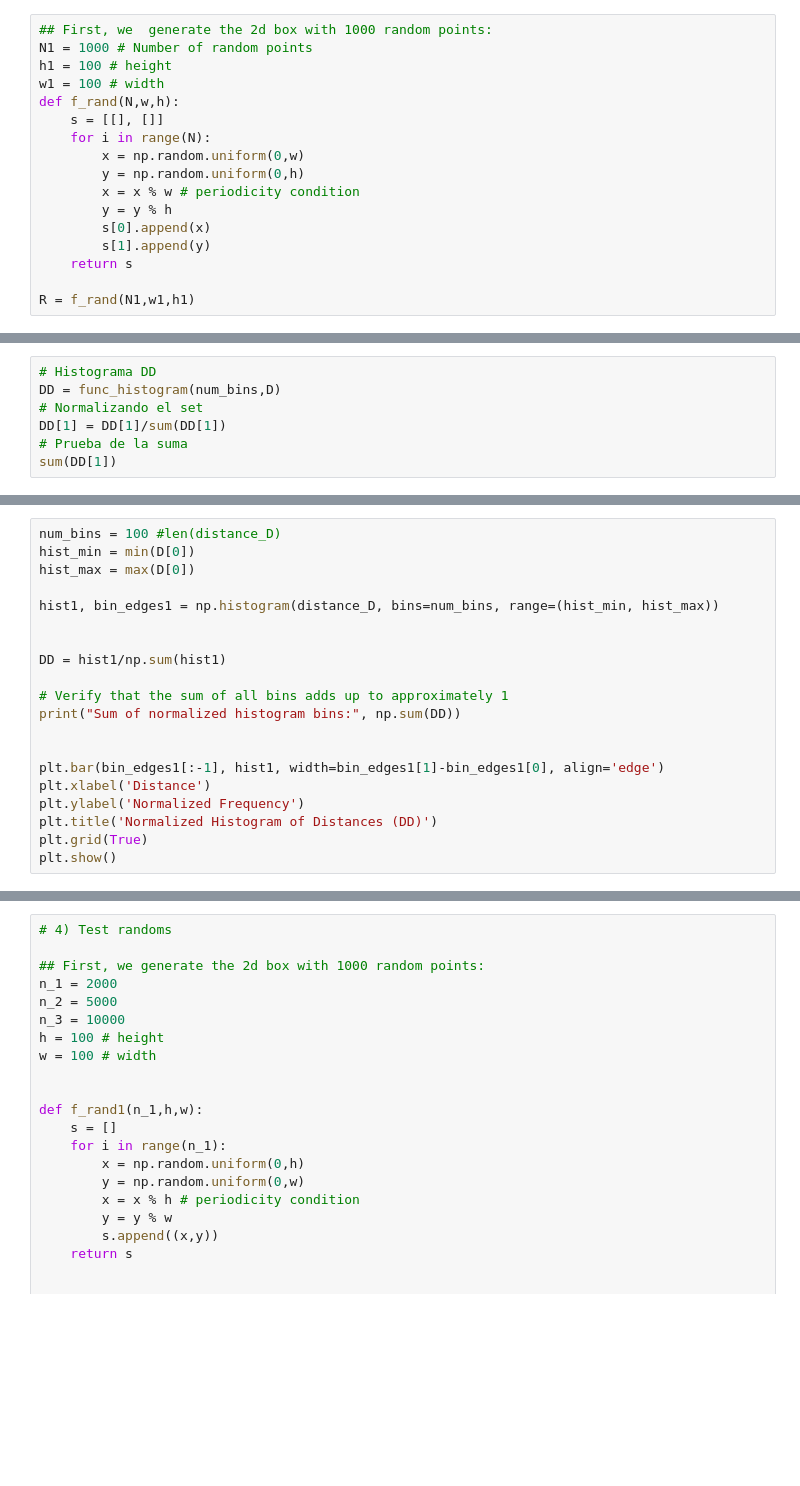
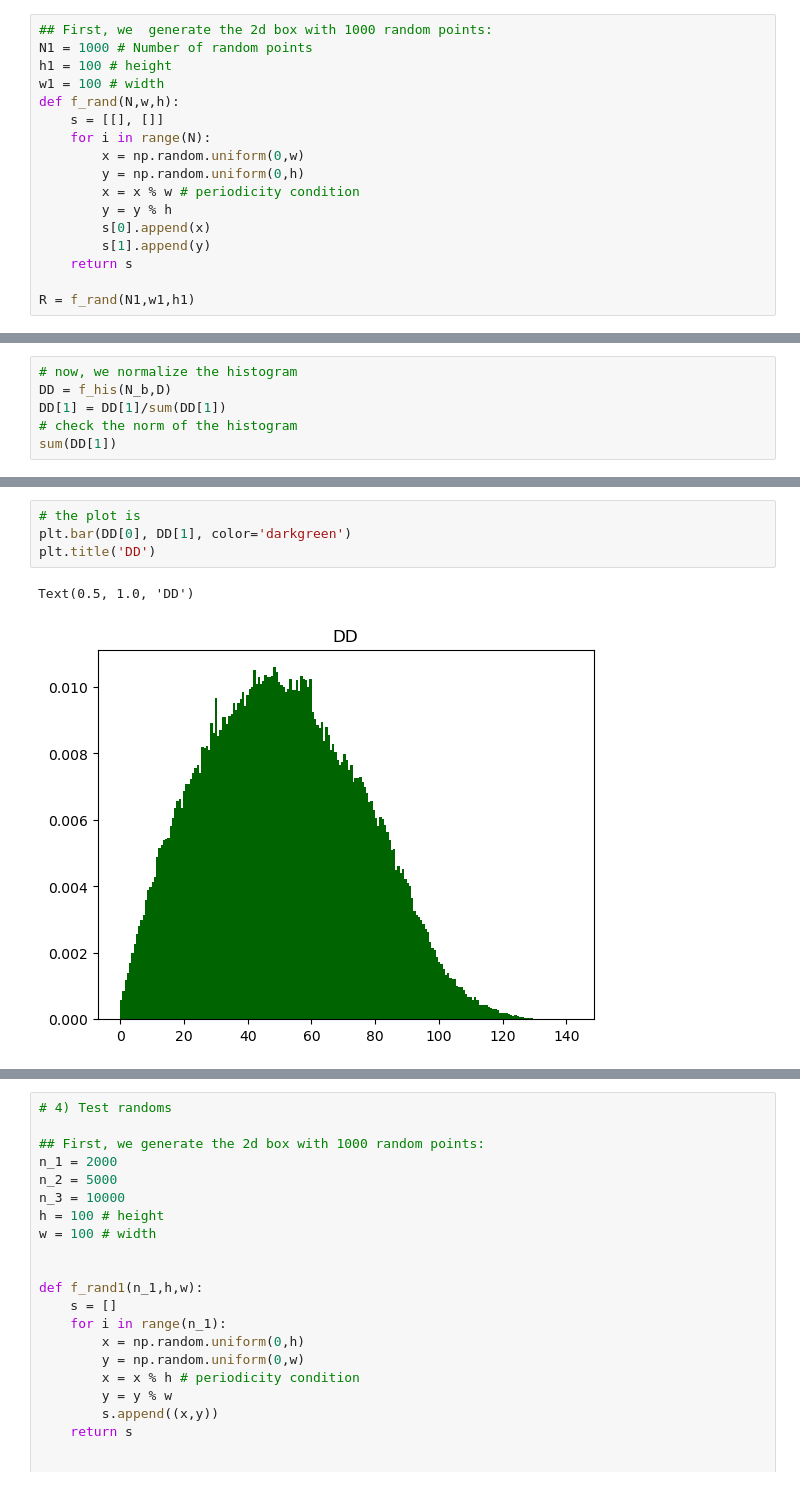
Before and after one commit to xlxnsxzpxtx/Metodos_cosmo, a Jupyter notebook: practica_2/practica_2.ipynb, the cells around one changed output, grey strips where cells are left out. Cells and saved outputs as stored; diff of their text form; blank space fills up the shorter version.

```diff
--- a/practica_2/practica_2.ipynb
+++ b/practica_2/practica_2.ipynb
@@ -173,8 +115,7 @@ Text(0.5, 1.0, 'Histogram of Distances for set R')
 # %%
-# Histograma DD
-DD = func_histogram(num_bins,D)
-# Normalizando el set
+# now, we normalize the histogram
+DD = f_his(N_b,D)
 DD[1] = DD[1]/sum(DD[1])
-# Prueba de la suma
+# check the norm of the histogram
 sum(DD[1])
 # %% [output]
@@ -192,20 +122,0 @@ plt.show()
-# %%
-num_bins = 100 #len(distance_D)
-hist_min = min(D[0])
-hist_max = max(D[0])
-
-hist1, bin_edges1 = np.histogram(distance_D, bins=num_bins, range=(hist_min, hist_max))
-
-
-DD = hist1/np.sum(hist1)
-
-# Verify that the sum of all bins adds up to approximately 1
-print("Sum of normalized histogram bins:", np.sum(DD))
-
-
-plt.bar(bin_edges1[:-1], hist1, width=bin_edges1[1]-bin_edges1[0], align='edge')
-plt.xlabel('Distance')
-plt.ylabel('Normalized Frequency')
-plt.title('Normalized Histogram of Distances (DD)')
-plt.grid(True)
-plt.show()
@@ -342,0 +123,7 @@ plt.grid(True)
+# %%
+# the plot is
+plt.bar(DD[0], DD[1], color='darkgreen')
+plt.title('DD')
+# %% [output]
+Text(0.5, 1.0, 'DD')
+[figure, added]
```
Also changed, not shown: parts of 43 cells of this notebook.
